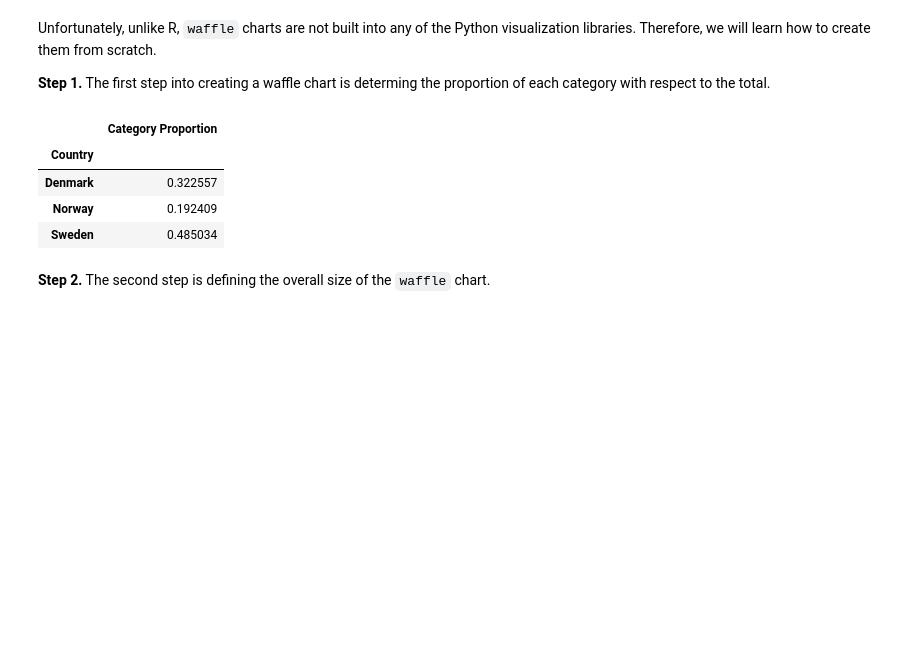
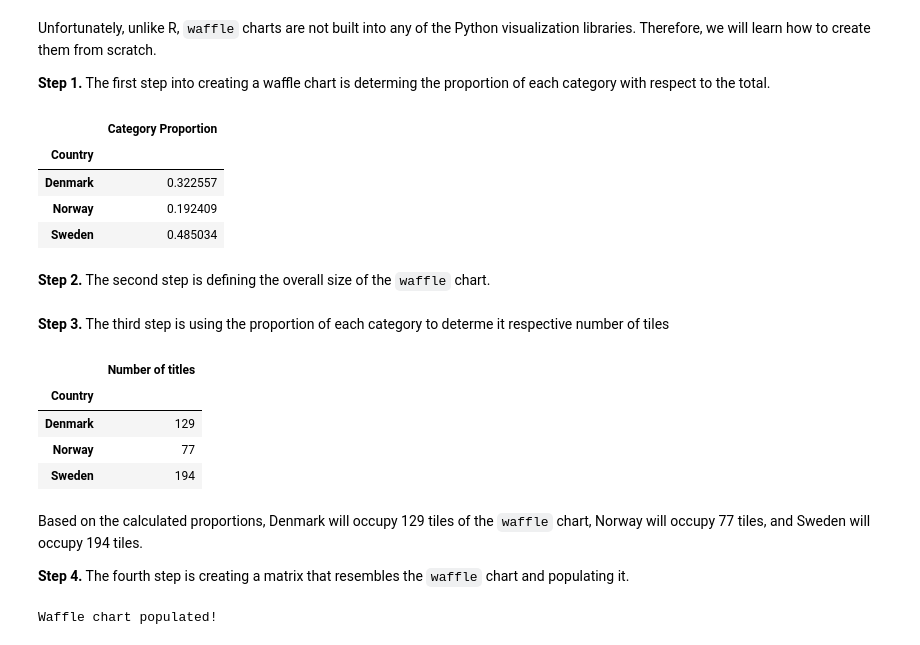
Before and after one commit to hoaint25/IBM_Data_Analyst, a Jupyter notebook: Waffle-Charts-Word-Clouds-and-Regression-Plots.ipynb, the cells around one changed output. Cells and saved outputs as stored; diff of their text form; code cells hidden in the pictures; blank space fills up the shorter version.

```diff
--- a/Waffle-Charts-Word-Clouds-and-Regression-Plots.ipynb
+++ b/Waffle-Charts-Word-Clouds-and-Regression-Plots.ipynb
@@ -148,0 +154,42 @@ pd.DataFrame({"Category Proportion": category_propotions})
+# %% [markdown]
+**Step 3.** The third step is using the proportion of each category to determe it respective number of tiles
+# %%
+#compute the number of tiles for each category
+tiles_per_category = (category_proportion * total_num_titles).round().astype(int)
+
+#print out the number of titles per category
+pd.DataFrame({'Number of titles':titles_per_category})
+# %% [output]
+|  | Number of titles |
+| Country |  |
+| Denmark | 129 |
+| Norway | 77 |
+| Sweden | 194 |
+# %% [markdown]
+Based on the calculated proportions, Denmark will occupy 129 tiles of the `waffle` chart, Norway will occupy 77 tiles, and Sweden will occupy 194 tiles.
+
+**Step 4.** The fourth step is creating a matrix that resembles the `waffle` chart and populating it.
+# %%
+# initialize the waffle chart as an empty matrix
+waffle_chart = np.zeros((height, width), dtype = np.uint)
+
+# define indices to loop through waffle chart
+category_index = 0
+tile_index = 0
+
+# populate the waffle chart
+for col in range(width):
+    for row in range(height):
+        tile_index += 1
+
+        # if the number of tiles populated for the current category is equal to its corresponding allocated tiles...
+        if tile_index > sum(tiles_per_category[0:category_index]):
+            # ...proceed to the next category
+            category_index += 1
+
+        # set the class value to an integer, which increases with class
+        waffle_chart[row, col] = category_index
+
+print ('Waffle chart populated!')
+# %% [output]
+Waffle chart populated!
```
Also changed, not shown: parts of 11 cells of this notebook.
